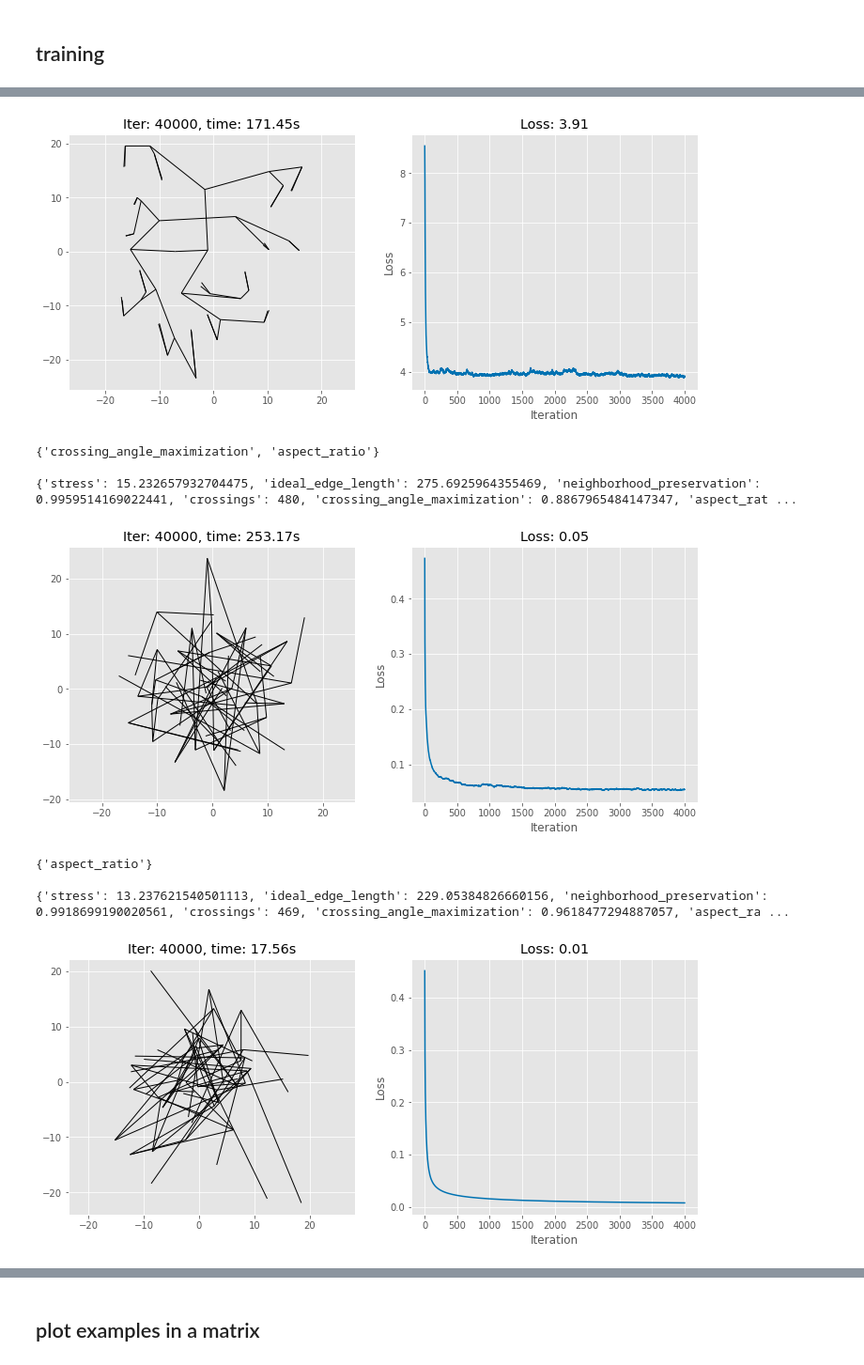
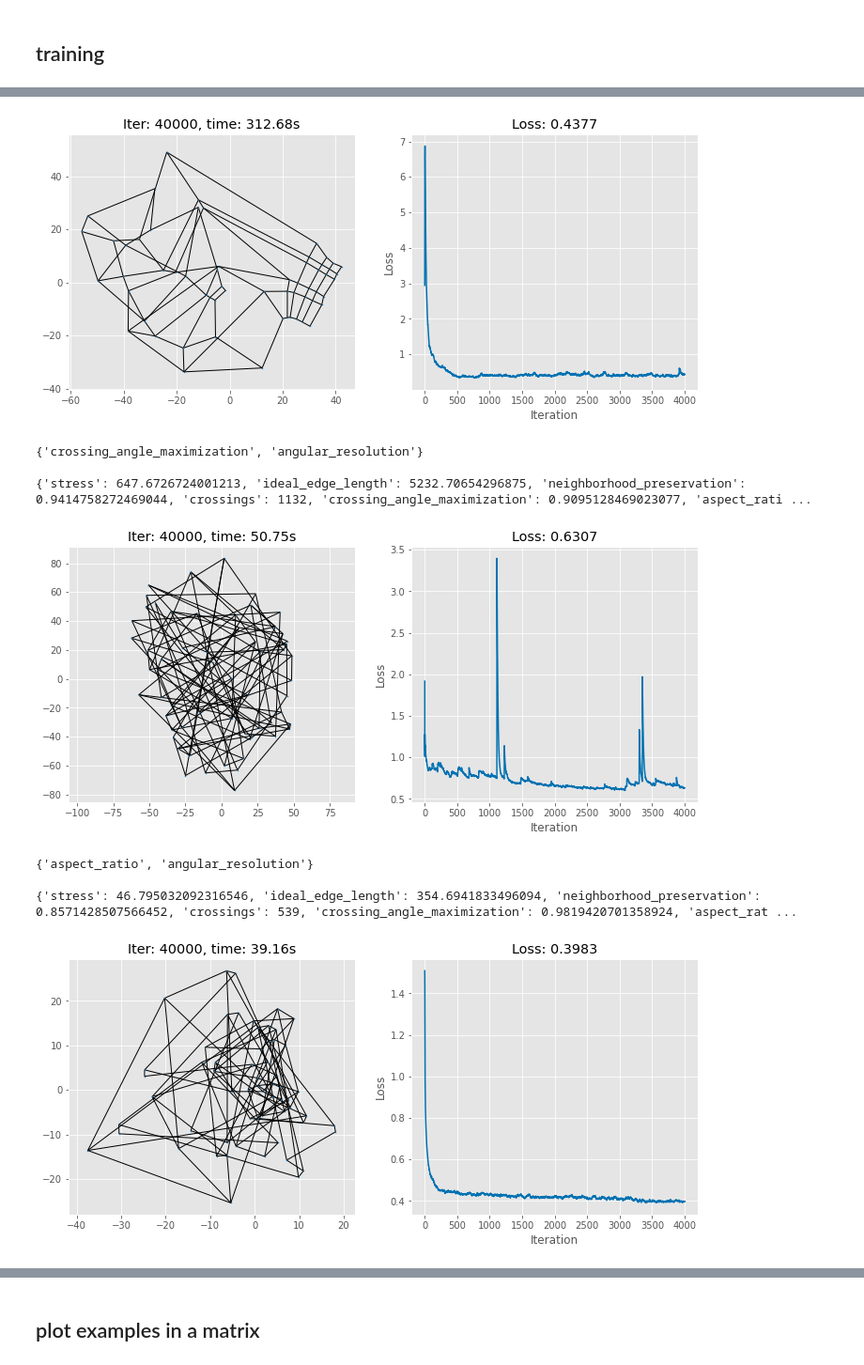
Before and after one commit to tiga1231/graph-drawing, a Jupyter notebook: analysis-of-criteria-pairs.ipynb, the cells around one changed output, grey strips where cells are left out. Shown at 94% size. Saved outputs shown, nothing was run; the diff lists cells and outputs as text; code cells hidden in the pictures.

```diff
--- a/analysis-of-criteria-pairs.ipynb
+++ b/analysis-of-criteria-pairs.ipynb
@@ -77,7 +85,14 @@ if not Path(dir_out).exists():
 # %%
-G = nx.balanced_tree(2,5)
-graph_str = 'tree_2_5'
-dir_out = './analysis/criteria_pairs/tree_2_5-t1635390254'
+##TODO
+## redoing angular resolution
+
+# G = nx.balanced_tree(2,5)
+# graph_str = 'tree_2_5'
+# dir_out = './analysis/criteria_pairs/tree_2_5-t1636413236'
+
+G = nx.grid_2d_graph(6,10)
+graph_str = 'grid_6_10'
+dir_out = './analysis/criteria_pairs/grid_6_10-t1636413141'
 # %%
 %%time
 
@@ -107,14 +122,14 @@ criteria_weights = dict(
 )
 
 sample_sizes = dict(
-    stress=128,
+    stress=32,
     ideal_edge_length=32,
     neighborhood_preservation=16,
     crossings=128,
     crossing_angle_maximization=16,
     aspect_ratio=max(128, int(len(G)**0.5)),
     angular_resolution=128,
-    vertex_resolution=int(len(G)**0.5),
+    vertex_resolution=max(256, int(len(G)**0.5)),
     gabriel=64,
 )
 
@@ -141,7 +156,7 @@ criteria_pairs = [
             enumerate(criteria_all)
         ))
 #     if i<=j
-    if i<=j and 'aspect_ratio' in (ci,cj)
+    if i<=j and 'angular_resolution' in (ci,cj)
 ]
 
 
@@ -149,6 +164,11 @@ criteria_pairs = [
 for ci, cj in tqdm(criteria_pairs):
     criteria_pair = {ci, cj}
     print(criteria_pair)
+
+    seed = 2337
+    random.seed(seed)
+    np.random.seed(seed)
+    torch.manual_seed(seed)
 
     gd = GD2(G)
 
@@ -176,7 +196,7 @@ for ci, cj in tqdm(criteria_pairs):
         gd.G, pos_G,
         gd.loss_curve,
         result['iter'], result['runtime'],
-        edge=True, show=True, save=False
+        show=True, save=False
     )
 
 
@@ -206,12 +226,12 @@ for ci, cj in tqdm(criteria_pairs):
-[figure, old version]
+[figure, new version]
-{'crossing_angle_maximization', 'aspect_ratio'}
+{'crossing_angle_maximization', 'angular_resolution'}
 
-{'stress': 15.232657932704475, 'ideal_edge_length': 275.6925964355469, 'neighborhood_preservation': 0.9959514169022441, 'crossings': 480, 'crossing_angle_maximization': 0.8867965484147347, 'aspect_rat ...
+{'stress': 647.6726724001213, 'ideal_edge_length': 5232.70654296875, 'neighborhood_preservation': 0.9414758272469044, 'crossings': 1132, 'crossing_angle_maximization': 0.9095128469023077, 'aspect_rati ...
-[figure, old version]
+[figure, new version]
-{'aspect_ratio'}
+{'aspect_ratio', 'angular_resolution'}
 
-{'stress': 13.237621540501113, 'ideal_edge_length': 229.05384826660156, 'neighborhood_preservation': 0.9918699190020561, 'crossings': 469, 'crossing_angle_maximization': 0.9618477294887057, 'aspect_ra ...
+{'stress': 46.795032092316546, 'ideal_edge_length': 354.6941833496094, 'neighborhood_preservation': 0.8571428507566452, 'crossings': 539, 'crossing_angle_maximization': 0.9819420701358924, 'aspect_rat ...
-[figure, old version]
+[figure, new version]
 ... (7 outputs left out)
 # %% [markdown]
 ## plot examples in a matrix
```
Also changed, not shown: parts of 8 cells of this notebook, 6 other files.
